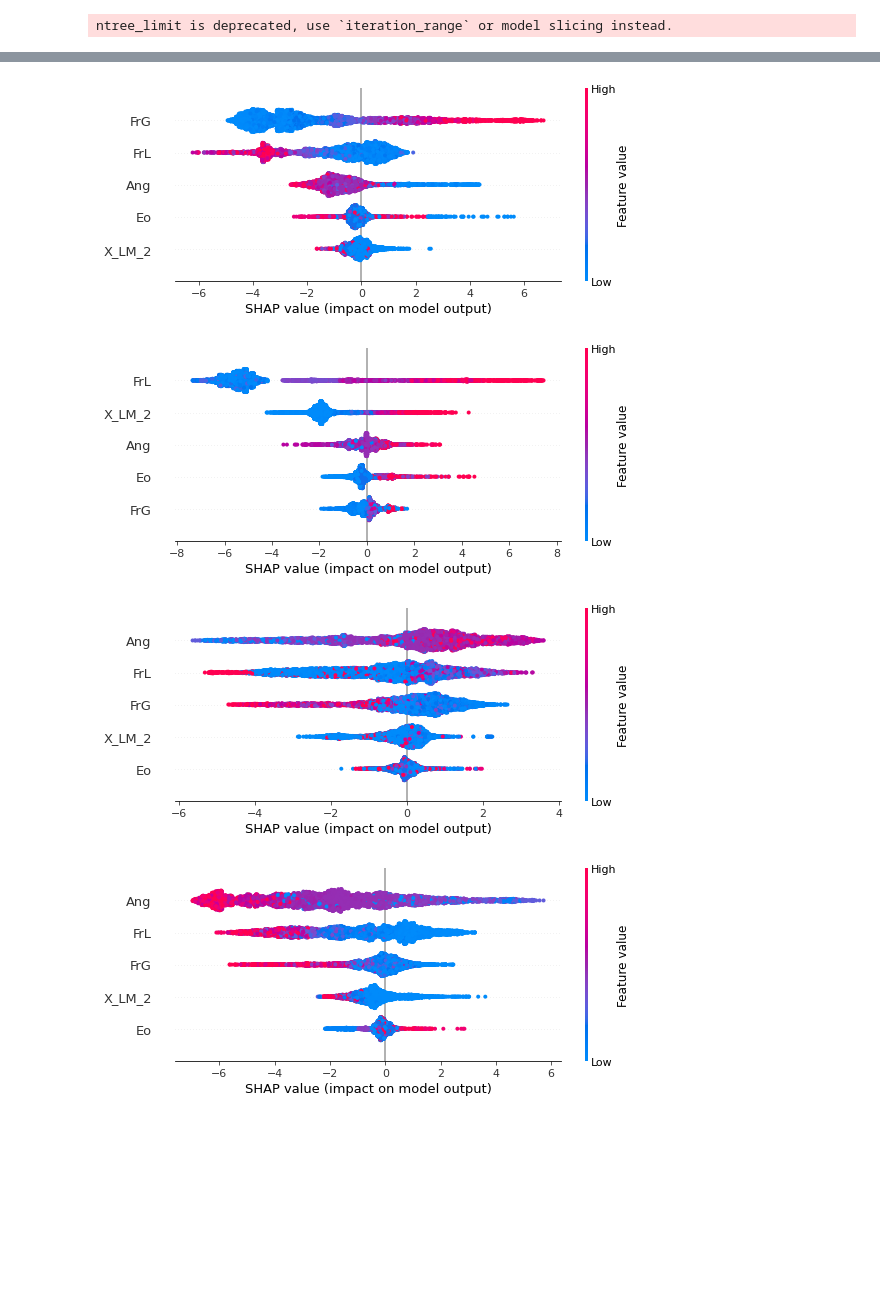
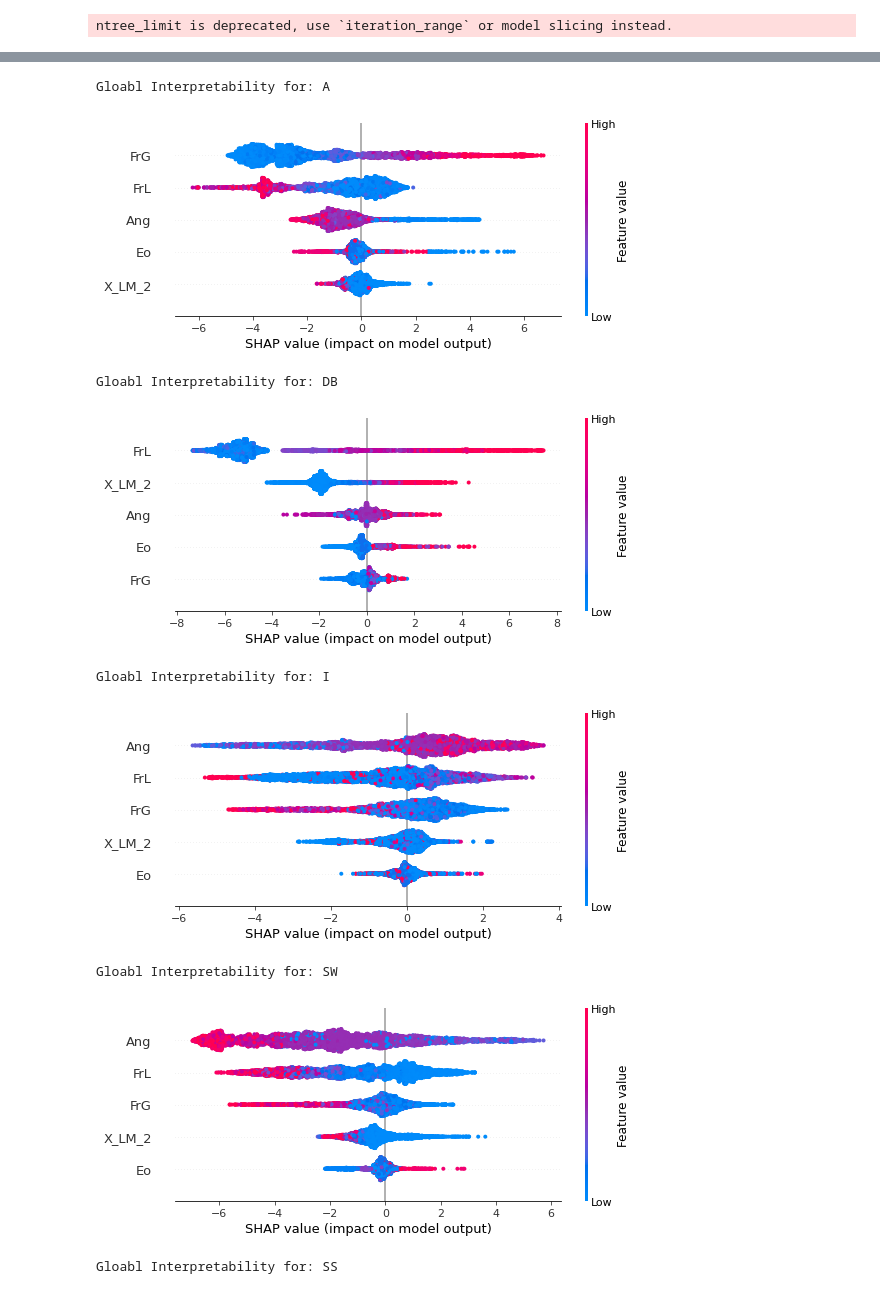
Before and after one commit to Benetti-Hub/Multiphase-Flow-Regimes, a Jupyter notebook: 5_Shapley.ipynb, the cells around one changed output, grey strips where cells are left out. Saved outputs shown, nothing was run; the diff lists cells and outputs as text; code cells hidden in the pictures; blank space fills up the shorter version.

```diff
--- a/5_Shapley.ipynb
+++ b/5_Shapley.ipynb
@@ -53,0 +55,3 @@ ntree_limit is deprecated, use `iteration_range` or model slicing instead.
+# %%
+di = {'A': 0, 'DB':1, 'I':2, 'SW':3, 'SS':4, 'B':5}
+class_names = list(di.keys())
@@ -58,9 +70,14 @@ shap.summary_plot(shap_values, X, plot_type="bar", feature_names=features_column
 # %%
-# Local class interpretability
-for i in range(6):
+for i, c in enumerate(class_names):
+    print(f'Gloabl Interpretability for: {c}')
     shap.summary_plot(shap_values[i], X, feature_names = features_columns)
 # %% [output]
+Gloabl Interpretability for: A
-[figure, old version]
+[figure, new version]
+Gloabl Interpretability for: DB
-[figure, old version]
+[figure, new version]
+Gloabl Interpretability for: I
-[figure, old version]
+[figure, new version]
+Gloabl Interpretability for: SW
-[figure, old version]
+[figure, new version]
+Gloabl Interpretability for: SS
```
Also changed, not shown: parts of 12 cells of this notebook.
